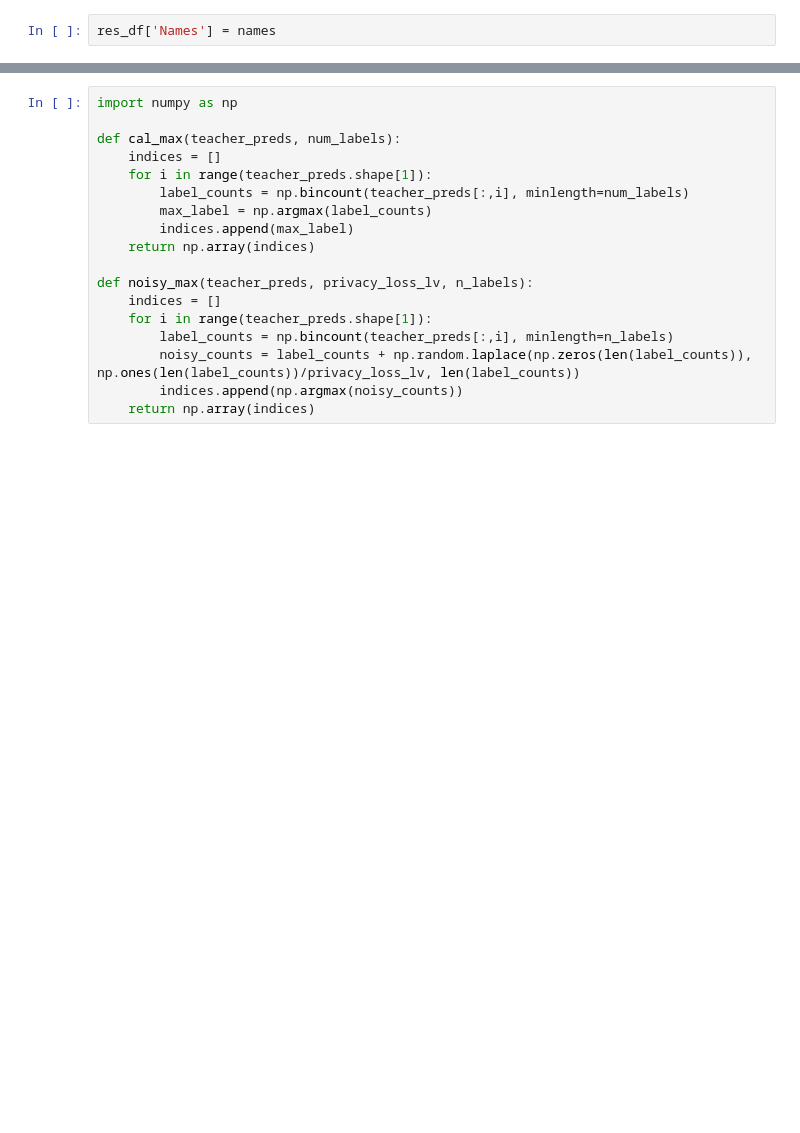
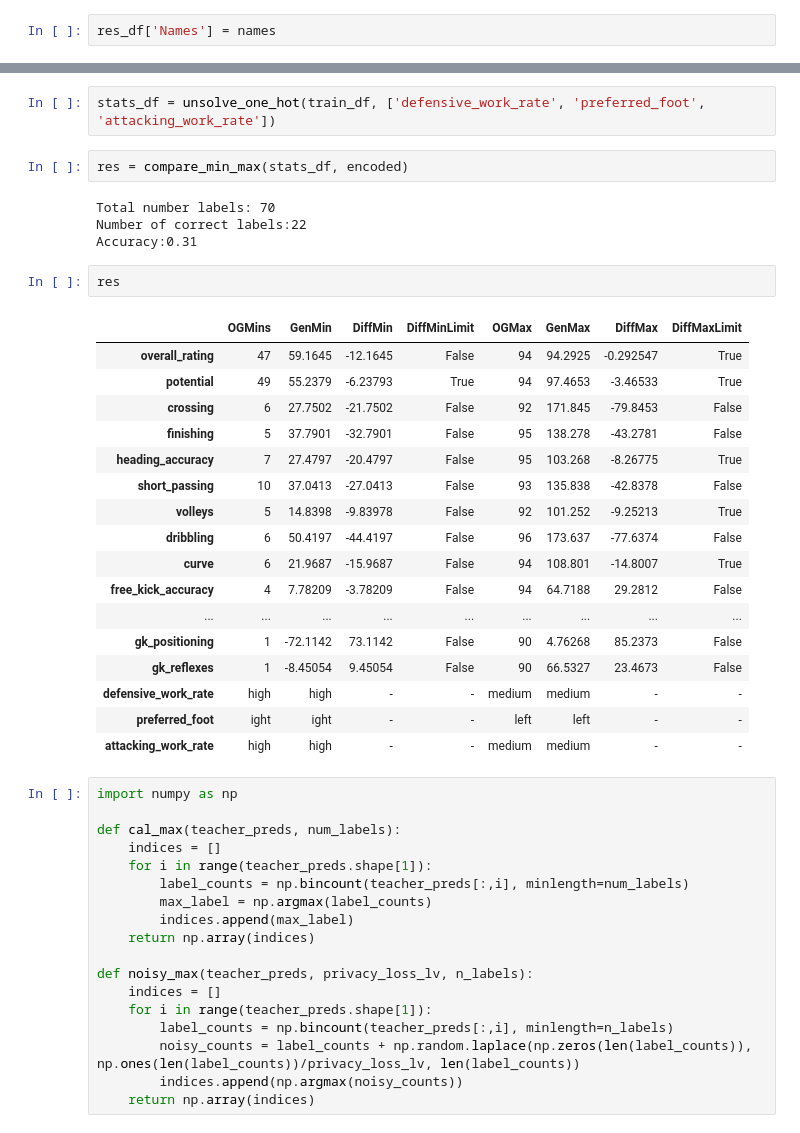
Before and after one commit to DerNiccoo/TensorFlow-training, a Jupyter notebook: 5.3 GAN Soccer.ipynb, the cells around one changed output, grey strips where cells are left out. Drawn from its saved outputs; the diff is of its cells as text; blank space fills up the shorter version.

Commit message:
Added more stuff to measure accuracy

```diff
--- a/5.3 GAN Soccer.ipynb
+++ b/5.3 GAN Soccer.ipynb
@@ -651,3 +676,31 @@ res_df
+# %%
+stats_df = unsolve_one_hot(train_df, ['defensive_work_rate', 'preferred_foot', 'attacking_work_rate'])
+# %%
+res = compare_min_max(stats_df, encoded)
+# %% [output]
+Total number labels: 70
+Number of correct labels:22
+Accuracy:0.31
+# %%
+res
+# %% [output]
+|  | OGMins | GenMin | DiffMin | DiffMinLimit | OGMax | GenMax | DiffMax | DiffMaxLimit |
+| overall_rating | 47 | 59.1645 | -12.1645 | False | 94 | 94.2925 | -0.292547 | True |
+| potential | 49 | 55.2379 | -6.23793 | True | 94 | 97.4653 | -3.46533 | True |
+| crossing | 6 | 27.7502 | -21.7502 | False | 92 | 171.845 | -79.8453 | False |
+| finishing | 5 | 37.7901 | -32.7901 | False | 95 | 138.278 | -43.2781 | False |
+| heading_accuracy | 7 | 27.4797 | -20.4797 | False | 95 | 103.268 | -8.26775 | True |
+| short_passing | 10 | 37.0413 | -27.0413 | False | 93 | 135.838 | -42.8378 | False |
+| volleys | 5 | 14.8398 | -9.83978 | False | 92 | 101.252 | -9.25213 | True |
+| dribbling | 6 | 50.4197 | -44.4197 | False | 96 | 173.637 | -77.6374 | False |
+| curve | 6 | 21.9687 | -15.9687 | False | 94 | 108.801 | -14.8007 | True |
+| free_kick_accuracy | 4 | 7.78209 | -3.78209 | False | 94 | 64.7188 | 29.2812 | False |
+| ... | ... | ... | ... | ... | ... | ... | ... | ... |
+| gk_positioning | 1 | -72.1142 | 73.1142 | False | 90 | 4.76268 | 85.2373 | False |
+| gk_reflexes | 1 | -8.45054 | 9.45054 | False | 90 | 66.5327 | 23.4673 | False |
+| defensive_work_rate | high | high | - | - | medium | medium | - | - |
+| preferred_foot | ight | ight | - | - | left | left | - | - |
+| attacking_work_rate | high | high | - | - | medium | medium | - | - |
 # %%
 import numpy as np
 
```
Also changed, not shown: parts of 16 cells of this notebook.
